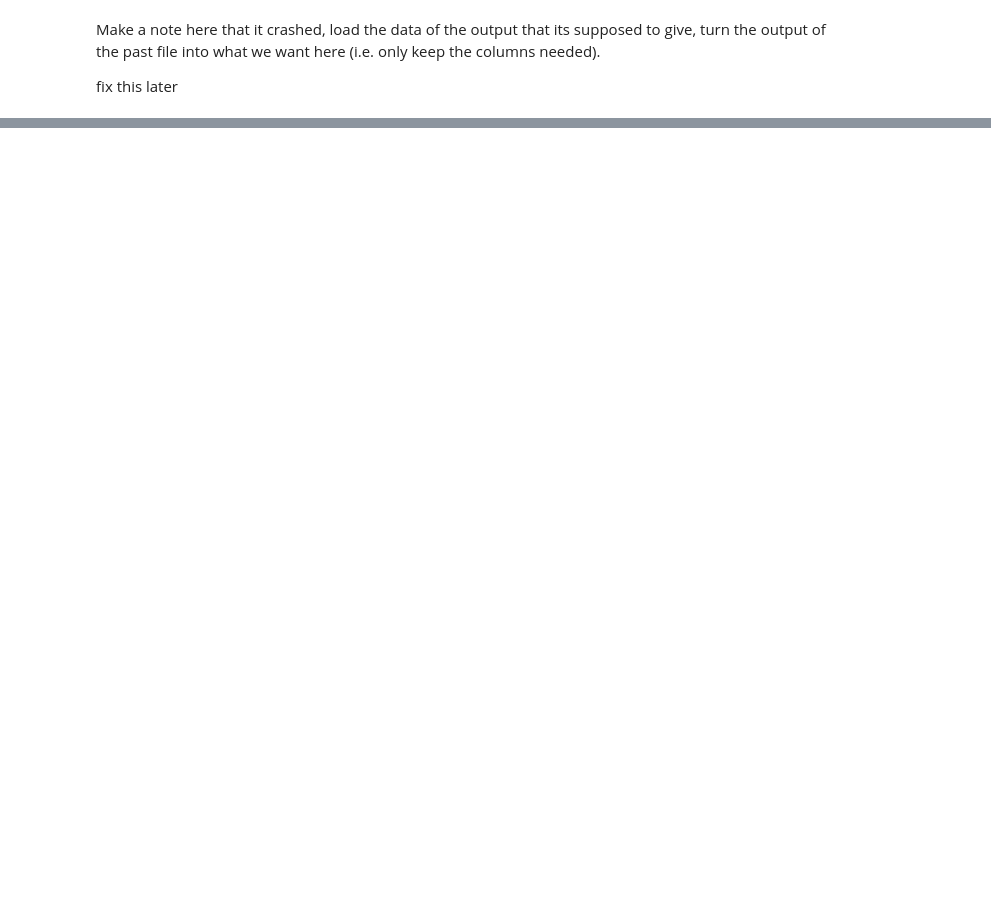
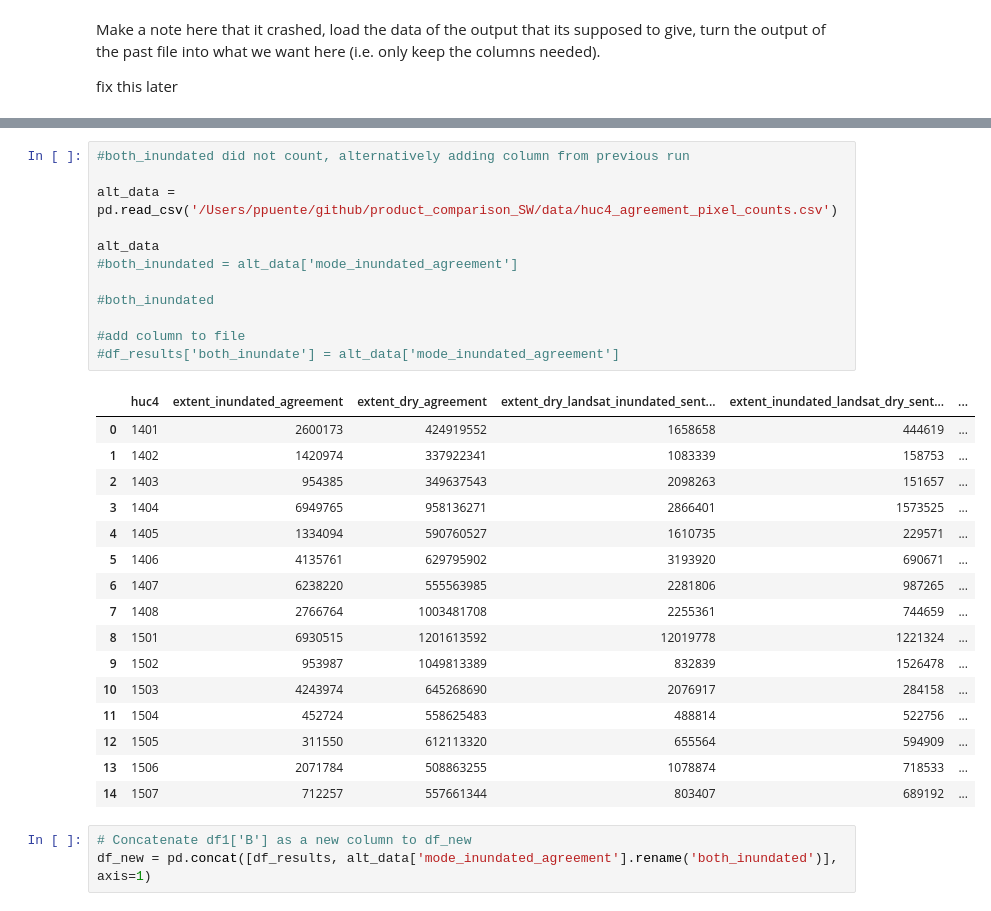
Before and after one commit to ppuentex/detection_comparison-CRB, a Jupyter notebook: code/analysis.ipynb, the cells around one changed output, grey strips where cells are left out. Drawn from its saved outputs; the diff is of its cells as text; blank space fills up the shorter version.

Commit message:
both inundated column is missing, need to merge from old dataset. work in progress

```diff
--- a/code/analysis.ipynb
+++ b/code/analysis.ipynb
@@ -458,0 +524,32 @@ fix this later
+# %%
+#both_inundated did not count, alternatively adding column from previous run
+
+alt_data = pd.read_csv('/Users/ppuente/github/product_comparison_SW/data/huc4_agreement_pixel_counts.csv')
+
+alt_data
+#both_inundated = alt_data['mode_inundated_agreement']
+
+#both_inundated
+
+#add column to file
+#df_results['both_inundate'] = alt_data['mode_inundated_agreement']
+# %% [output]
+|  | huc4 | extent_inundated_agreement | extent_dry_agreement | extent_dry_landsat_inundated_sent... | extent_inundated_landsat_dry_sent... | ... |
+| 0 | 1401 | 2600173 | 424919552 | 1658658 | 444619 | ... |
+| 1 | 1402 | 1420974 | 337922341 | 1083339 | 158753 | ... |
+| 2 | 1403 | 954385 | 349637543 | 2098263 | 151657 | ... |
+| 3 | 1404 | 6949765 | 958136271 | 2866401 | 1573525 | ... |
+| 4 | 1405 | 1334094 | 590760527 | 1610735 | 229571 | ... |
+| 5 | 1406 | 4135761 | 629795902 | 3193920 | 690671 | ... |
+| 6 | 1407 | 6238220 | 555563985 | 2281806 | 987265 | ... |
+| 7 | 1408 | 2766764 | 1003481708 | 2255361 | 744659 | ... |
+| 8 | 1501 | 6930515 | 1201613592 | 12019778 | 1221324 | ... |
+| 9 | 1502 | 953987 | 1049813389 | 832839 | 1526478 | ... |
+| 10 | 1503 | 4243974 | 645268690 | 2076917 | 284158 | ... |
+| 11 | 1504 | 452724 | 558625483 | 488814 | 522756 | ... |
+| 12 | 1505 | 311550 | 612113320 | 655564 | 594909 | ... |
+| 13 | 1506 | 2071784 | 508863255 | 1078874 | 718533 | ... |
+| 14 | 1507 | 712257 | 557661344 | 803407 | 689192 | ... |
+# %%
+# Concatenate df1['B'] as a new column to df_new
+df_new = pd.concat([df_results, alt_data['mode_inundated_agreement'].rename('both_inundated')], axis=1)
```
Also changed, not shown: parts of 6 cells of this notebook, 1 other file.
